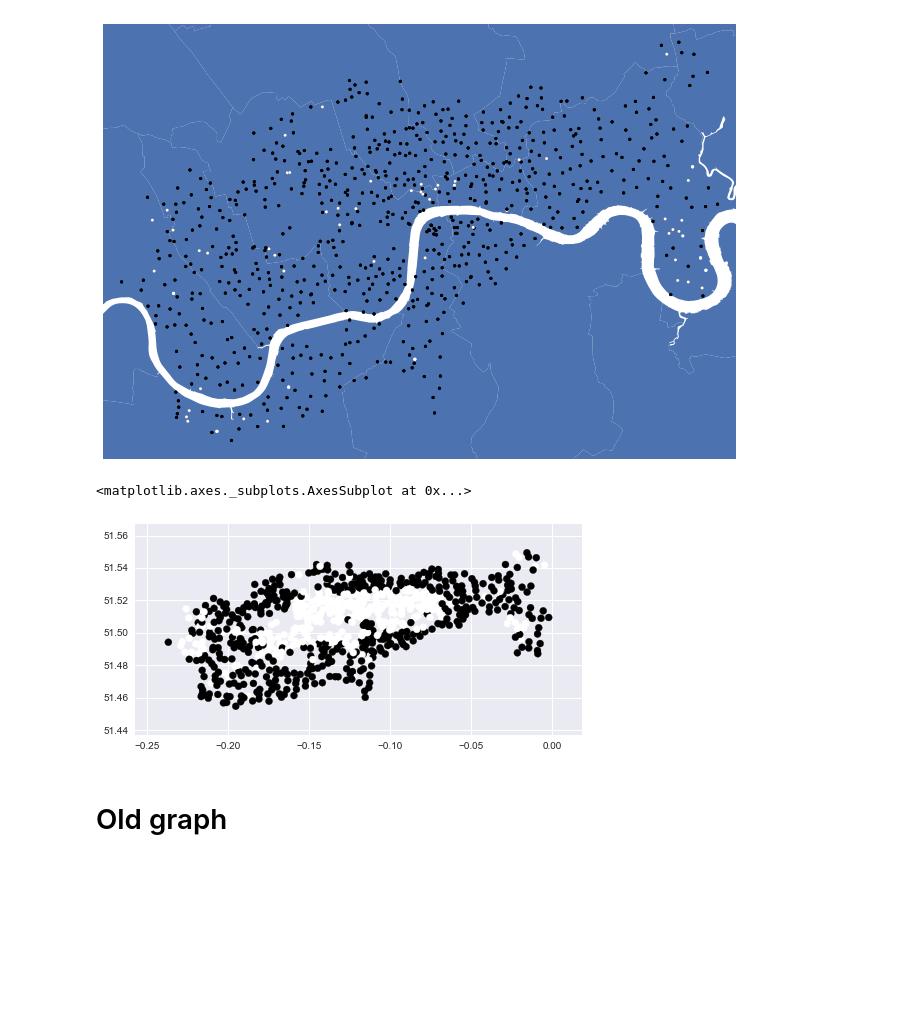
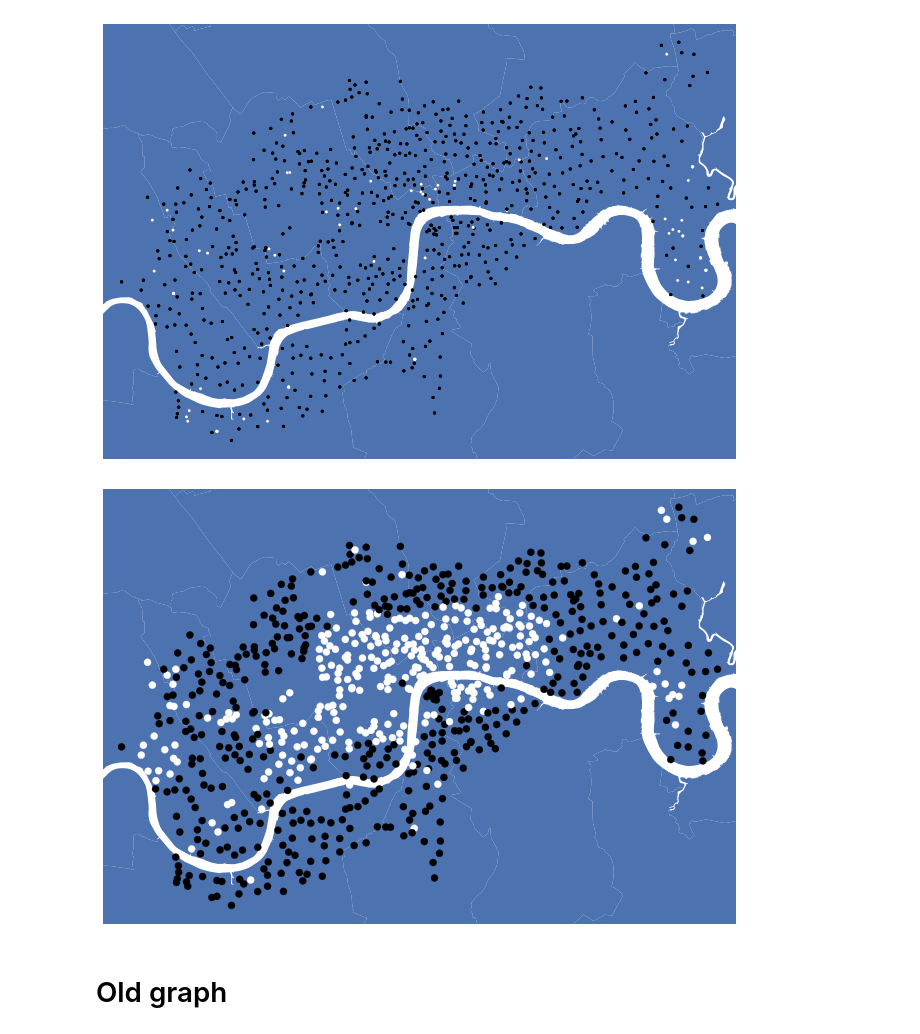
Before and after one commit to fabiangunzinger/london_cycling, a Jupyter notebook: tfl_bikes_movement.ipynb, the cells around one changed output. Saved outputs shown, nothing was run; the diff lists cells and outputs as text; code cells hidden in the pictures; blank space fills up the shorter version.

Commit message:
Sensible morning flows plot with borough map

```diff
--- a/tfl_bikes_movement.ipynb
+++ b/tfl_bikes_movement.ipynb
@@ -54,8 +54,7 @@ capacities = [int(root[i][12].text) for i in range(0, len(root))]
 df = pd.DataFrame(list(zip(ids, names, lats, lons, capacities)),
                         columns=['id', 'name', 'longitude', 'latitude', 'capacity'])
 
-stations = gpd.GeoDataFrame(
-    df, geometry=gpd.points_from_xy(df.latitude, df.longitude))
+stations = gpd.GeoDataFrame(df, geometry=gpd.points_from_xy(df.latitude, df.longitude))
 stations.crs = {'init' :'epsg:4326'}
 stations.drop(columns=['longitude', 'latitude'], inplace=True)
 
@@ -167,18 +159,17 @@ ax.axis('off');
 # %%
-
 def calc_flows(df):
     outflow = (
         df.groupby('startstation_id')[['start_date']].count()
         .reset_index()
-        .rename(columns={'startstation_id':'id', 'start_date':'outflow'})
+        .rename(columns={'startstation_id':'id', 'start_date':'out'})
     )
     inflow = (
         df.groupby('endstation_id')[['end_date']].count()
         .reset_index()
-        .rename(columns={'endstation_id':'id', 'end_date':'inflow'})
+        .rename(columns={'endstation_id':'id', 'end_date':'in'})
     )
-    return outflow.merge(inflow, on='id', how='inner')
-
+    flows = outflow.merge(inflow, on='id', how='inner')
+    return flows
 
 # Calculate morning and evening flows on weekdays
 
@@ -187,21 +178,31 @@ weekdays = hires[hires['start_date'].dt.dayofweek < 5]
 mornings = weekdays[weekdays['start_date'].dt.hour.between(6,10)]
 morning_flows = calc_flows(mornings)
 morning_flows = stations.merge(morning_flows, on='id', how='inner')
-morning_flows = morning_flows.set_index('id')
-morning_flows['net_outflow'] = morning_flows['outflow'] - morning_flows['inflow'] > 0
 
-
-evenings = weekdays[weekdays['start_date'].dt.hour.between(16,20)]
-evening_flows = calc_flows(evenings)
-evening_flows = evening_flows.merge(stations, on='id', how='inner')
-
-
-# Add flows to station info
-
-morning_flows.plot(c=morning_flows['net_outflow'])
+pos_net_outflow = morning_flows['out'] - morning_flows['in'] > 0
-# %% [output]
-<matplotlib.axes._subplots.AxesSubplot at 0x...>
-[figure, removed]
+# %%
+from toolbox.toolbox import get_borough_boundaries
+
+boundaries = get_borough_boundaries()
+
+# Ensure crs are consistent
+morning_flows = morning_flows.to_crs(boundaries.crs)
+
+fig, ax = plt.subplots(1, 1, figsize=(16,8))
+
+xmin = morning_flows['geometry'].bounds.minx.min() - 500
+xmax = morning_flows['geometry'].bounds.maxx.max() + 500
+ymin = morning_flows['geometry'].bounds.miny.min() - 500
+ymax = morning_flows['geometry'].bounds.maxy.max() + 500
+
+base = boundaries.plot(ax=ax)
+morning_flows.plot(ax=base, marker='o', c=pos_net_outflow, markersize=50)
+
+ax.set_xlim(xmin, xmax)
+ax.set_ylim(ymin, ymax)
+ax.axis('off');
+# %% [output]
+[figure, added]
 # %% [markdown]
 # Old graph
 # %%
```
Also changed, not shown: parts of 4 cells of this notebook.
